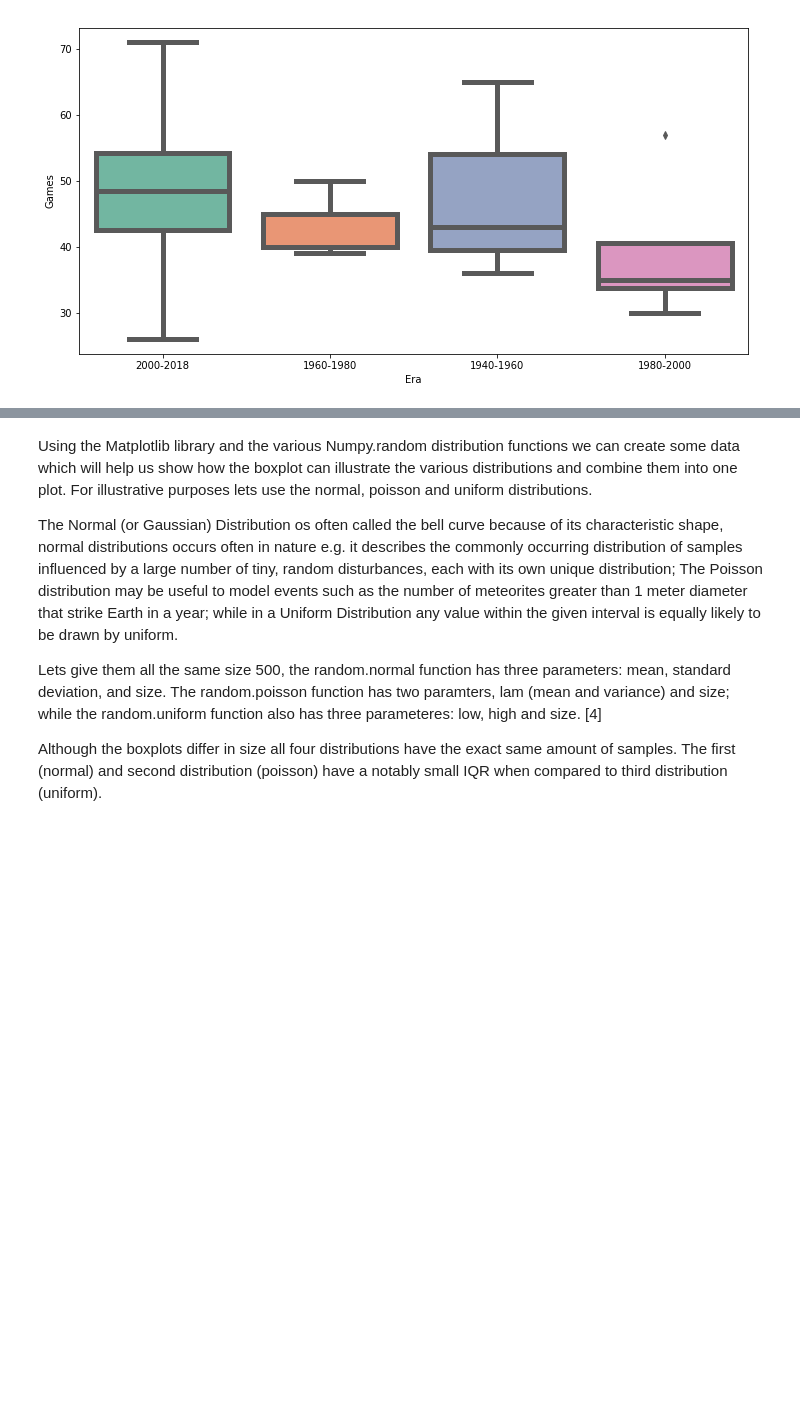
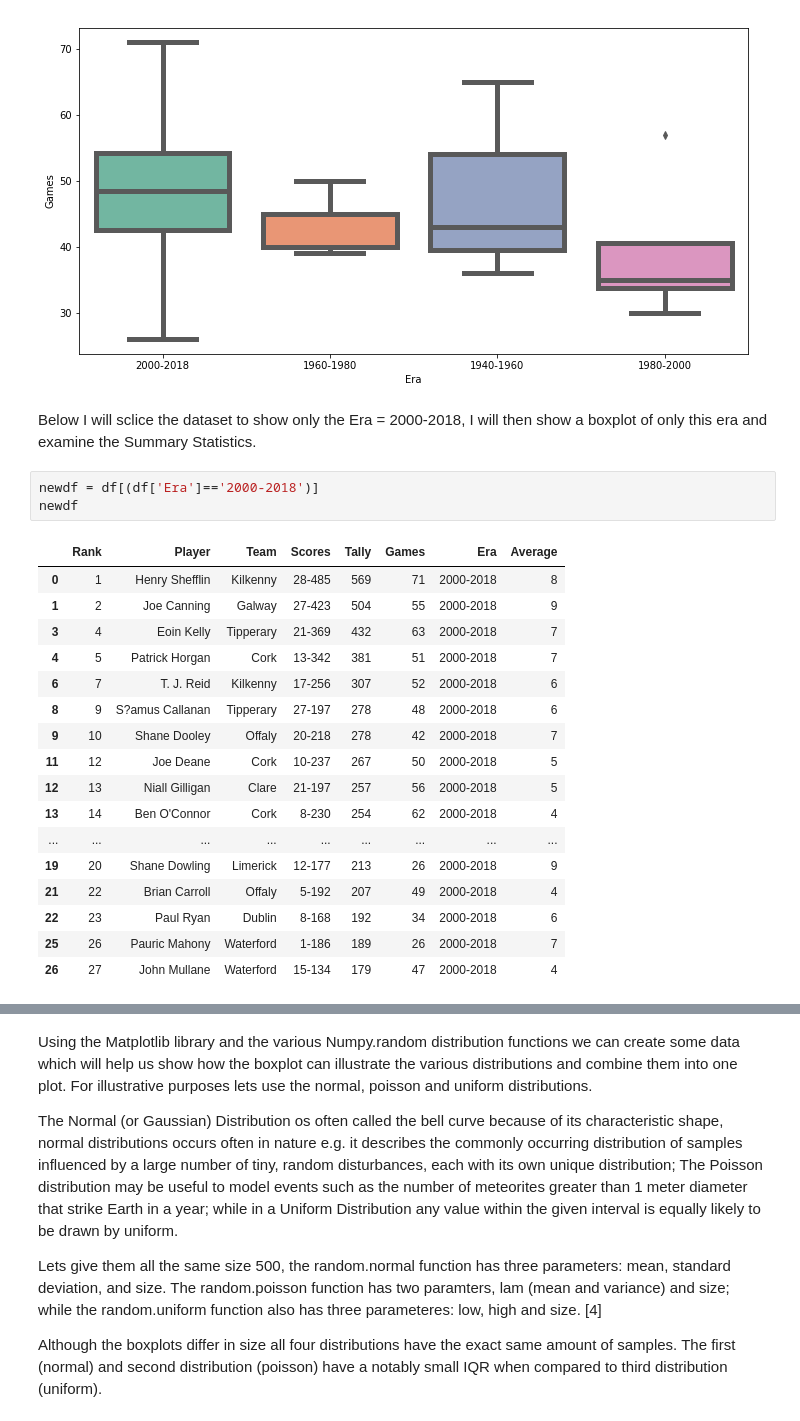
Before and after one commit to JulianConneely/Fundamentals-of-Data-Analysis-Project-Dec-18, a Jupyter notebook: Boxplot.ipynb, the cells around one changed output, grey strips where cells are left out. Cells and saved outputs as stored; diff of their text form; blank space fills up the shorter version.

```diff
--- a/Boxplot.ipynb
+++ b/Boxplot.ipynb
@@ -139,3 +127,26 @@ sns.boxplot(x='Era', y='Games', data=df, palette="Set2", linewidth=5)
 # %% [output]
 <matplotlib.axes._subplots.AxesSubplot at 0x...>
 [figure]
+# %% [markdown]
+Below I will sclice the dataset to show only the Era = 2000-2018, I will then show a boxplot of only this era and examine the Summary Statistics.
+# %%
+newdf = df[(df['Era']=='2000-2018')]
+newdf
+# %% [output]
+|  | Rank | Player | Team | Scores | Tally | Games | Era | Average |
+| 0 | 1 | Henry Shefflin | Kilkenny | 28-485 | 569 | 71 | 2000-2018 | 8 |
+| 1 | 2 | Joe Canning | Galway | 27-423 | 504 | 55 | 2000-2018 | 9 |
+| 3 | 4 | Eoin Kelly | Tipperary | 21-369 | 432 | 63 | 2000-2018 | 7 |
+| 4 | 5 | Patrick Horgan | Cork | 13-342 | 381 | 51 | 2000-2018 | 7 |
+| 6 | 7 | T. J. Reid | Kilkenny | 17-256 | 307 | 52 | 2000-2018 | 6 |
+| 8 | 9 | S?amus Callanan | Tipperary | 27-197 | 278 | 48 | 2000-2018 | 6 |
+| 9 | 10 | Shane Dooley | Offaly | 20-218 | 278 | 42 | 2000-2018 | 7 |
+| 11 | 12 | Joe Deane | Cork | 10-237 | 267 | 50 | 2000-2018 | 5 |
+| 12 | 13 | Niall Gilligan | Clare | 21-197 | 257 | 56 | 2000-2018 | 5 |
+| 13 | 14 | Ben O'Connor | Cork | 8-230 | 254 | 62 | 2000-2018 | 4 |
+| ... | ... | ... | ... | ... | ... | ... | ... | ... |
+| 19 | 20 | Shane Dowling | Limerick | 12-177 | 213 | 26 | 2000-2018 | 9 |
+| 21 | 22 | Brian Carroll | Offaly | 5-192 | 207 | 49 | 2000-2018 | 4 |
+| 22 | 23 | Paul Ryan | Dublin | 8-168 | 192 | 34 | 2000-2018 | 6 |
+| 25 | 26 | Pauric Mahony | Waterford | 1-186 | 189 | 26 | 2000-2018 | 7 |
+| 26 | 27 | John Mullane | Waterford | 15-134 | 179 | 47 | 2000-2018 | 4 |
```
Also changed, not shown: parts of 14 cells of this notebook.
